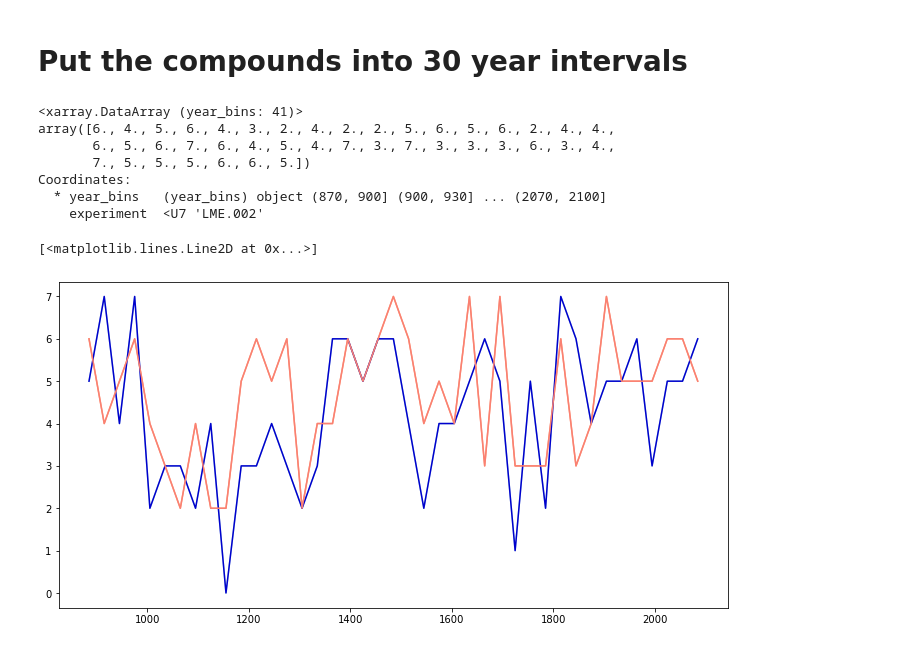
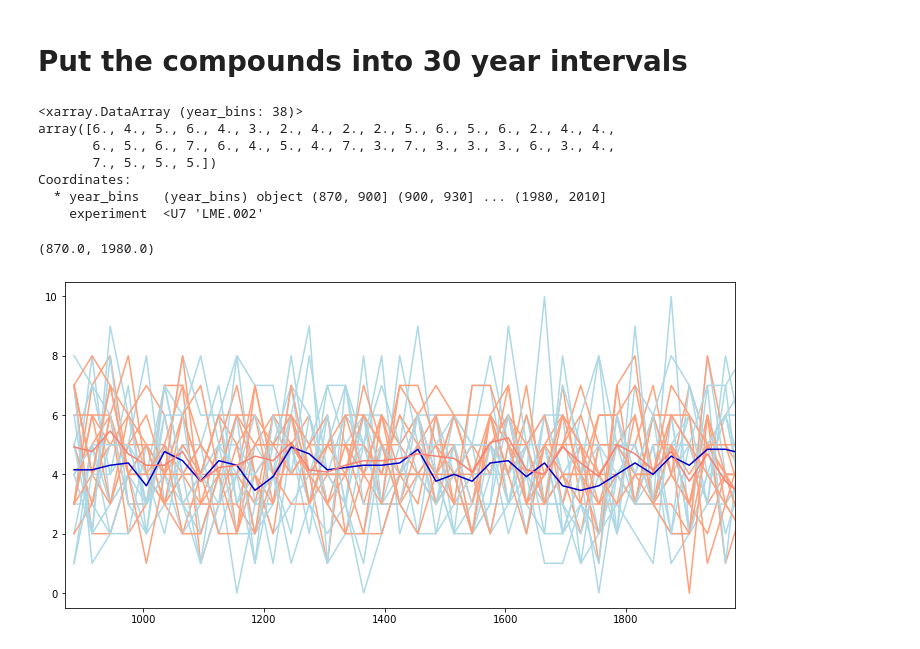
Before and after one commit to anton-seaice/compound, a Jupyter notebook: cesmTradIndecesCompounds.ipynb, the cells around one changed output. Cells and saved outputs as stored; diff of their text form; code cells hidden in the pictures.

Commit message:
new Results set inc detrend indices and updated climatology

```diff
--- a/cesmTradIndecesCompounds.ipynb
+++ b/cesmTradIndecesCompounds.ipynb
@@ -46,7 +48,7 @@ stdDa = indecesDa.std(dim='year')
 
 criteriaDa = xarray.concat(
     (
-        stdDa.sel(index=['nino34Detrend','dmi']),
+        stdDa.sel(index=['nino34','dmi']),
         stdDa.sel(index='sam')/2
     ),
     'index'
@@ -130,3 +134,3 @@ plt.xlim(1700,2100)
 # %%
-yearBins=numpy.arange(870,2130,30)
+yearBins=numpy.arange(870,2030,30)
 # %%
@@ -135,12 +143,12 @@ binnedNegCount=(fireNegCount>1).groupby_bins('year', yearBins).sum()
 # %%
 binnedPosCount.sel(experiment=expToPlot)
 # %% [output]
-<xarray.DataArray (year_bins: 41)>
+<xarray.DataArray (year_bins: 38)>
 array([6., 4., 5., 6., 4., 3., 2., 4., 2., 2., 5., 6., 5., 6., 2., 4., 4.,
        6., 5., 6., 7., 6., 4., 5., 4., 7., 3., 7., 3., 3., 3., 6., 3., 4.,
-       7., 5., 5., 5., 6., 6., 5.])
+       7., 5., 5., 5.])
 Coordinates:
-  * year_bins   (year_bins) object (870, 900] (900, 930] ... (2070, 2100]
+  * year_bins   (year_bins) object (870, 900] (900, 930] ... (1980, 2010]
     experiment  <U7 'LME.002'
 # %%
 #stupidly complicated way to figure out the mid points of my bins?
@@ -148,15 +156,14 @@ x = pandas.IntervalIndex(binnedNegCount.year_bins.values).mid
 # %%
 fig = plt.figure(figsize=(12,6))
 
-for iExp in binnedNegCount.experiment.values:
+for iExp in _model.cesmFullForcings:
     plt.plot(x, binnedNegCount.sel(experiment=iExp).values, color='lightblue')
     plt.plot(x, binnedPosCount.sel(experiment=iExp).values, color='lightsalmon')
 
-plt.plot(x, binnedNegCount.mean(dim='experiment') , color='mediumblue')
-plt.plot(x, binnedPosCount.mean(dim='experiment') , color='salmon')
+plt.plot(x, binnedNegCount.sel(experiment=_model.cesmFullForcings).mean(dim='experiment') , color='mediumblue')
+plt.plot(x, binnedPosCount.sel(experiment=_model.cesmFullForcings).mean(dim='experiment') , color='salmon')
 
-#plt.scatter(x, binnedNegCount.sel(experiment=expToPlot).values)
-#plt.scatter(x, binnedPosCount.sel(experiment=expToPlot).values)
+plt.xlim(870, 1980)
 # %% [output]
-[<matplotlib.lines.Line2D at 0x...>]
+(870.0, 1980.0)
-[figure, old version]
+[figure, new version]
```
Also changed, not shown: parts of 6 cells of this notebook, 25 other files.
